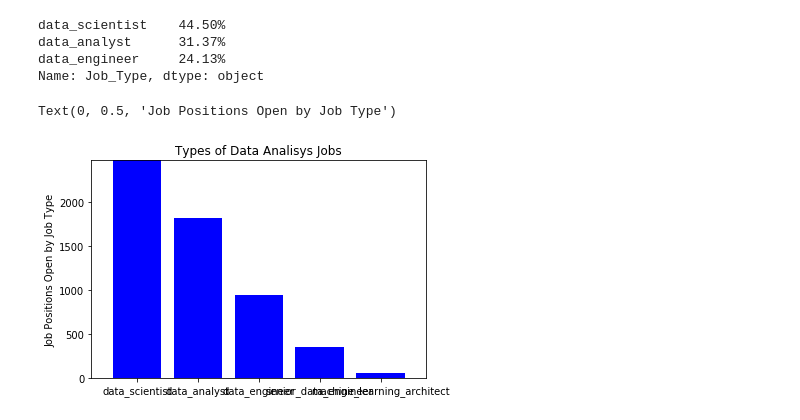
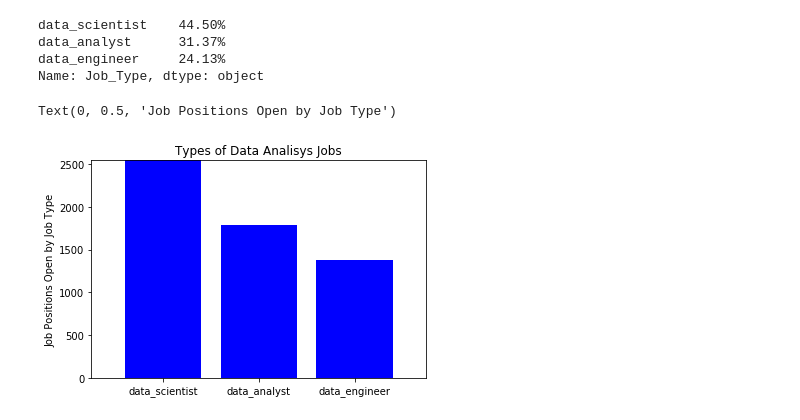
Before and after one commit to feldtmam/project1group3, a Jupyter notebook: TypeofJobs_analysis.ipynb, the cells around one changed output. Drawn from its saved outputs; the diff is of its cells as text; code cells hidden in the pictures.

```diff
--- a/TypeofJobs_analysis.ipynb
+++ b/TypeofJobs_analysis.ipynb
@@ -61,21 +62,20 @@ data_analyst      31.37%
 data_engineer     24.13%
 Name: Job_Type, dtype: object
 # %%
-counts = [2469, 1816, 943, 349, 61]
+counts = [2543, 1793,1379]
 x_axis = np.arange(len(counts))
 
 plt.bar(x_axis, counts, color='b', align="center")
 plt.ylim(0, max(counts)+ 1500)
 
 tick_locations = [value for value in x_axis]
 plt.xlim(-0.75, len(x_axis) -0.25)
 plt.ylim(0, max(counts)+0.5)
 
 tick_locations = [value for value in x_axis]
-plt.xticks(tick_locations, ["data_scientist", "data_analyst", "data_engineer", "senior_data_engineer",
-           "machine_learning_architect","principal_data_engineer", "master_data_engineer"])
+plt.xticks(tick_locations, ["data_scientist", "data_analyst", "data_engineer"])
 plt.title("Types of Data Analisys Jobs")
 plt.ylabel("Job Positions Open by Job Type")
 # %% [output]
 Text(0, 0.5, 'Job Positions Open by Job Type')
-[figure, old version]
+[figure, new version]
```
Also changed, not shown: parts of 13 cells of this notebook, 1 other file.
